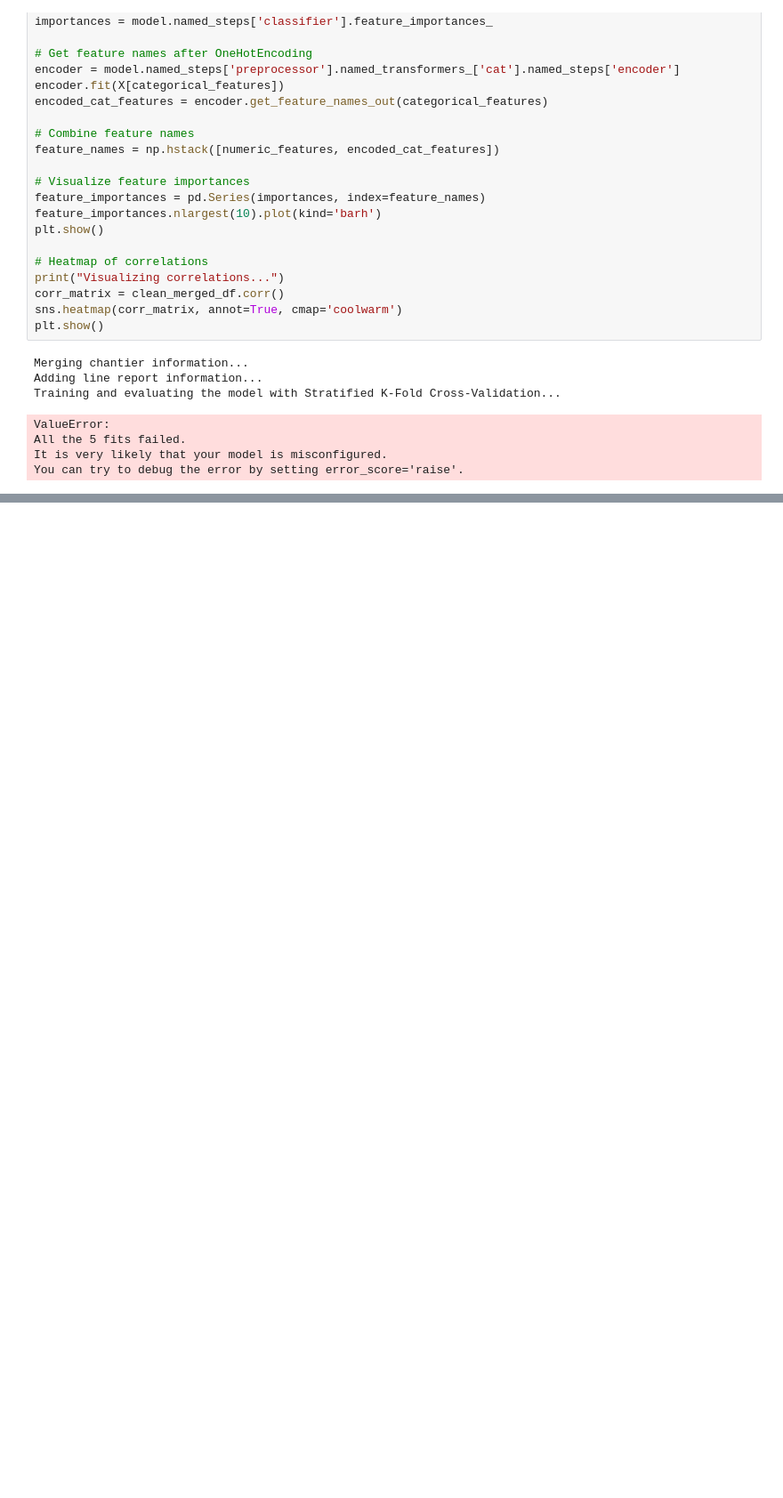
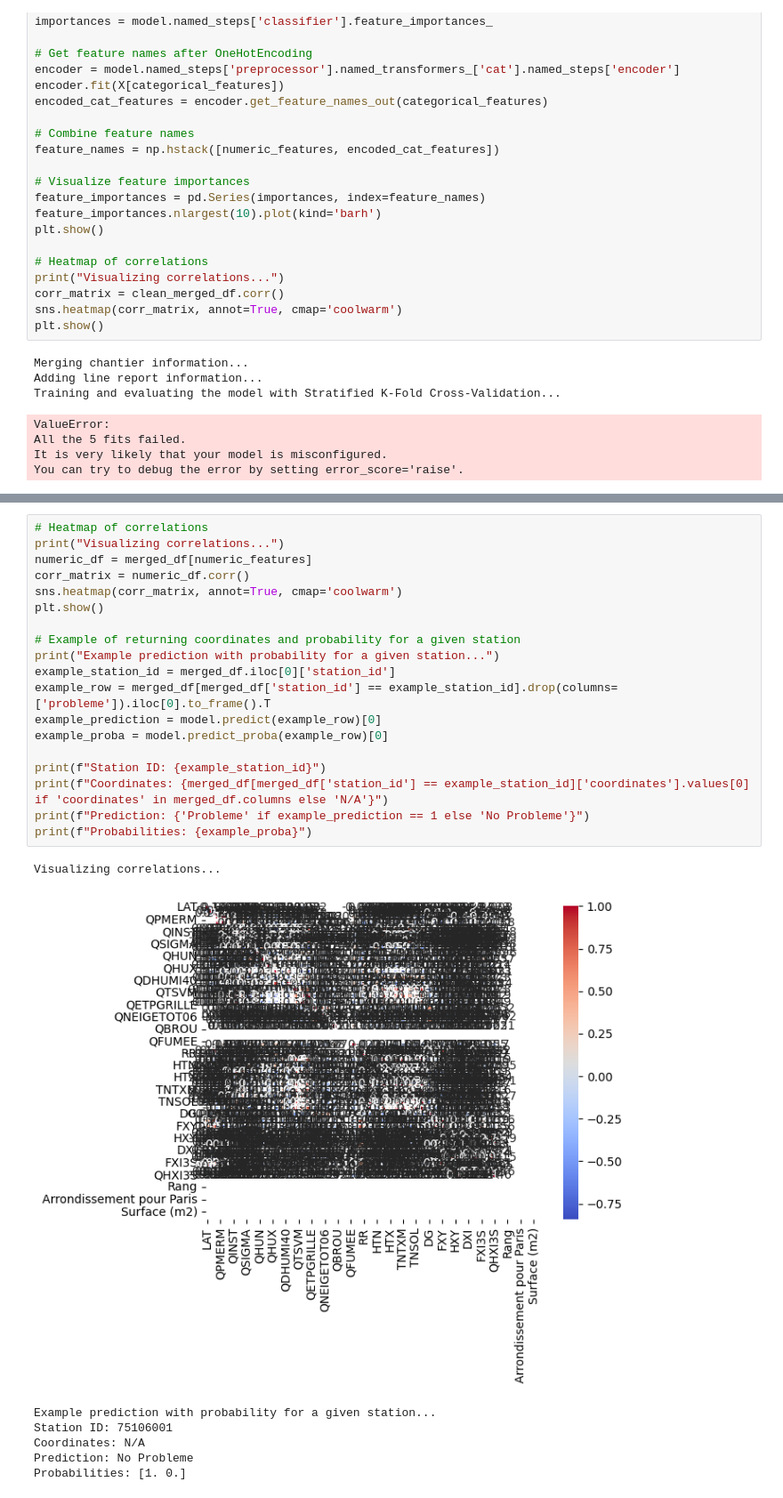
Before and after one commit to YannSko/Transport_App, a Jupyter notebook: ML_module/data_model/plot_data_weather.ipynb, the cells around one changed output, grey strips where cells are left out. Shown at 89% size. Saved outputs shown, nothing was run; the diff lists cells and outputs as text; blank space fills up the shorter version.

```diff
--- a/ML_module/data_model/plot_data_weather.ipynb
+++ b/ML_module/data_model/plot_data_weather.ipynb
@@ -1086,0 +1071,27 @@ ValueError: could not convert string to float: 'LUXEMBOURG'
+# %%
+# Heatmap of correlations
+print("Visualizing correlations...")
+numeric_df = merged_df[numeric_features]
+corr_matrix = numeric_df.corr()
+sns.heatmap(corr_matrix, annot=True, cmap='coolwarm')
+plt.show()
+
+# Example of returning coordinates and probability for a given station
+print("Example prediction with probability for a given station...")
+example_station_id = merged_df.iloc[0]['station_id']
+example_row = merged_df[merged_df['station_id'] == example_station_id].drop(columns=['probleme']).iloc[0].to_frame().T
+example_prediction = model.predict(example_row)[0]
+example_proba = model.predict_proba(example_row)[0]
+
+print(f"Station ID: {example_station_id}")
+print(f"Coordinates: {merged_df[merged_df['station_id'] == example_station_id]['coordinates'].values[0] if 'coordinates' in merged_df.columns else 'N/A'}")
+print(f"Prediction: {'Probleme' if example_prediction == 1 else 'No Probleme'}")
+print(f"Probabilities: {example_proba}")
+# %% [output]
+Visualizing correlations...
+[figure, added]
+Example prediction with probability for a given station...
+Station ID: 75106001
+Coordinates: N/A
+Prediction: No Probleme
+Probabilities: [1. 0.]
```
Also changed, not shown: parts of 4 cells of this notebook, 1 other file.
